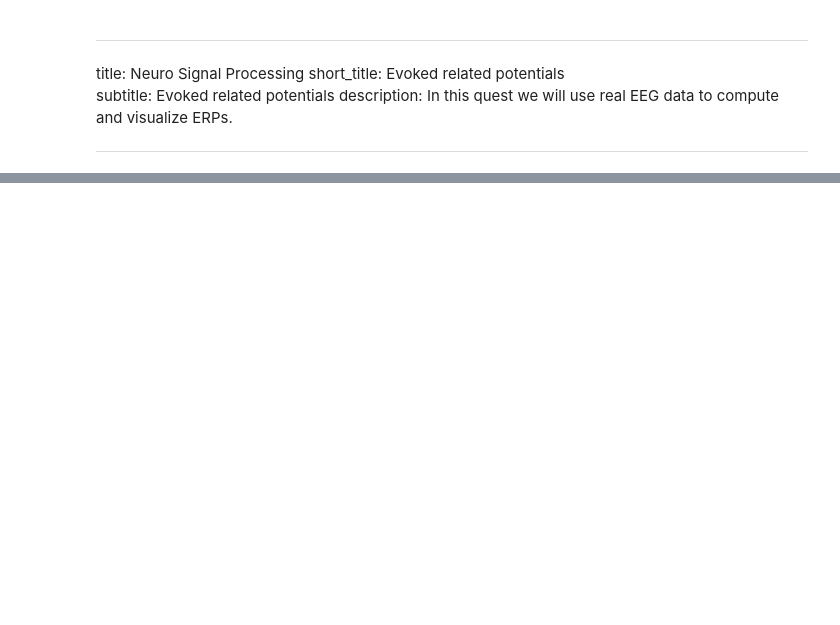
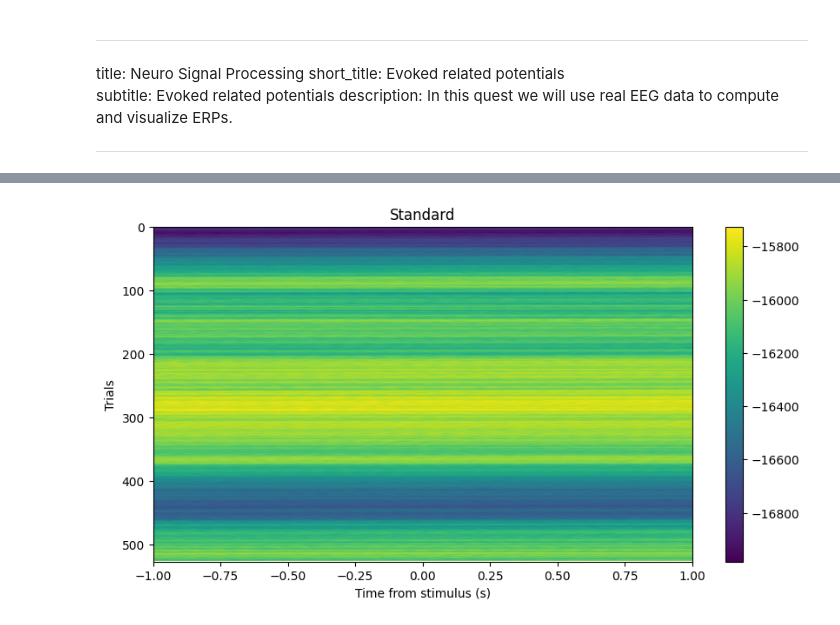
Before and after one commit to bryancsouza/Programming-Questboard, a Jupyter notebook: content/neuro-signal-02.ipynb, the cells around one changed output, grey strips where cells are left out. Saved outputs shown, nothing was run; the diff lists cells and outputs as text; code cells hidden in the pictures; blank space fills up the shorter version.

```diff
--- a/content/neuro-signal-02.ipynb
+++ b/content/neuro-signal-02.ipynb
@@ -81,0 +133,28 @@ plt.plot(window/srate,m-s,'r')
+# %%
+
+ich = 60
+
+window = np.arange(-1*srate,1*srate, dtype = int)
+
+standard_trials = np.zeros((sum(event_type==0),window.shape[0]))
+count = 0
+for e in event_time[event_type == 0]:
+    try:
+        standard_trials[count,:] = signal[ich, int(e*srate//1) + window]
+        # standard_trials[count,:] = standard_trials[count,:]-np.mean(standard_trials[count,:len(window)//2])
+        count+=1
+    except:
+        standard_trials[count,:] = np.nan
+        count+=1
+        pass
+
+
+plt.figure(1,figsize=(10,5))
+plt.imshow(standard_trials, extent=(-1, 1, count, 0), aspect='auto')
+plt.title('Standard')
+plt.ylabel("Trials")
+plt.xlabel("Time from stimulus (s)")
+plt.colorbar()
+plt.show()
+# %% [output]
+[figure, added]
```
Also changed, not shown: parts of 11 cells of this notebook, 3 other files.
